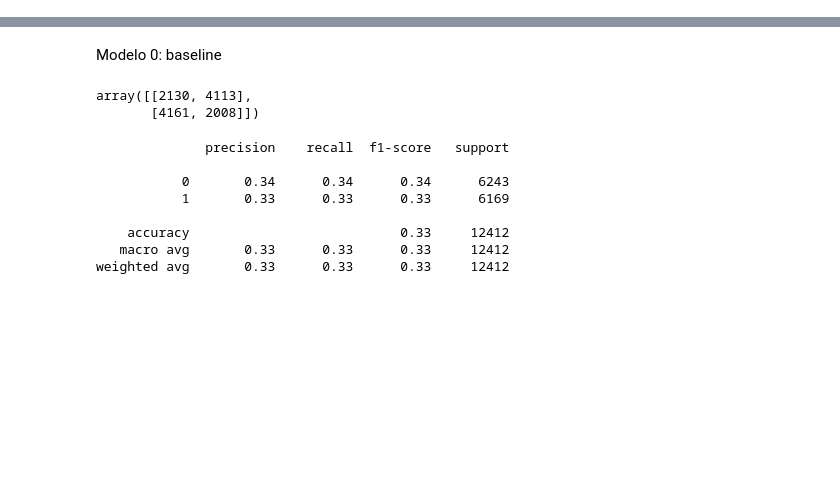
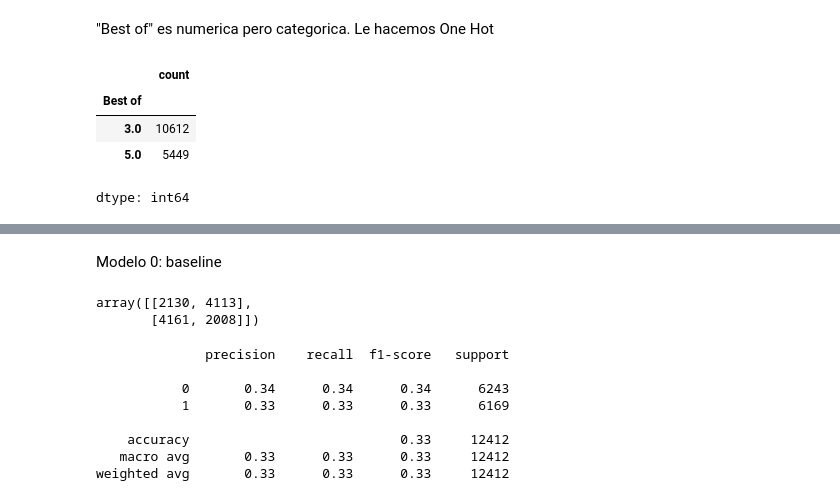
Before and after one commit to ichiP245/my-next-soderling, a Jupyter notebook: Notebooks/ModeloSoderling.ipynb, the cells around one changed output, grey strips where cells are left out. Saved outputs shown, nothing was run; the diff lists cells and outputs as text; code cells hidden in the pictures; blank space fills up the shorter version.

```diff
--- a/Notebooks/ModeloSoderling.ipynb
+++ b/Notebooks/ModeloSoderling.ipynb
@@ -16,0 +66,10 @@ df['Fecha'] = pd.to_datetime(df['Fecha'], format='%Y-%m-%d')
+# %% [markdown]
+"Best of" es numerica pero categorica. Le hacemos One Hot
+# %%
+df['Best of'].value_counts()
+# %% [output]
+|  | count |
+| Best of |  |
+| 3.0 | 10612 |
+| 5.0 | 5449 |
+dtype: int64
```
Also changed, not shown: parts of 17 cells of this notebook, 2 other files.
